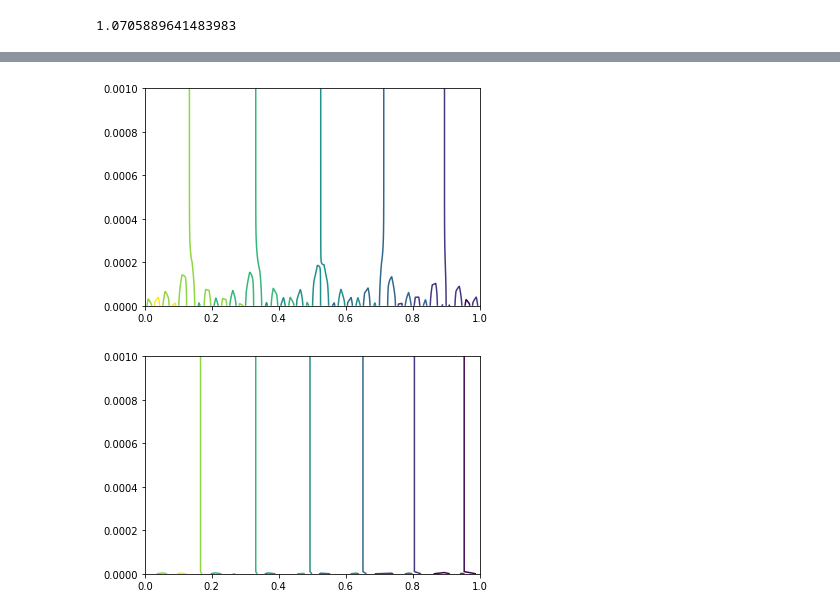
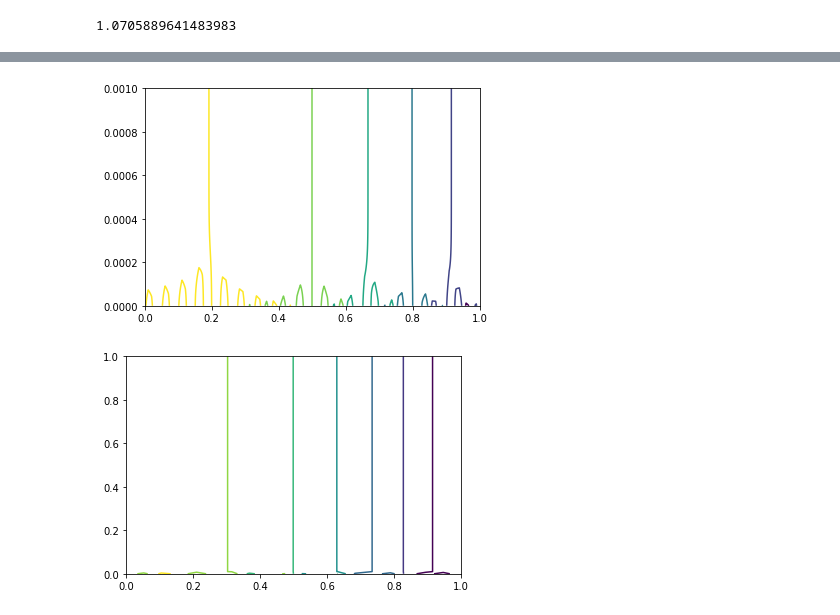
Before and after one commit to shawsa/m537, a Jupyter notebook: Takehome Project 1 Scratch.ipynb, the cells around one changed output, grey strips where cells are left out. Cells and saved outputs as stored; diff of their text form; code cells hidden in the pictures.

```diff
--- a/Takehome Project 1 Scratch.ipynb
+++ b/Takehome Project 1 Scratch.ipynb
@@ -116,7 +116,7 @@ for i in range(1,40):
 0.08162226910654127
 # %%
 def u(x,t,n):
-    ret = sin(x) - 4*x + 1
+    ret = sin(pi*x) - 4*x + 1
     for i in range(1,n+1):
         ret += b_n(n)*sin(n*pi*x)*exp(-1*(n*pi)**2*t)
     return ret
@@ -171,10 +215,10 @@ X, T = np.meshgrid(np.linspace(0,1,100), np.linspace(0,.001,500))
 U = u(X,T,40)
 CS = plt.contour(X,T,U)
 # %% [output]
-[figure, old version]
+[figure, new version]
 # %%
-X, T = np.meshgrid(np.linspace(0,1,20), np.linspace(0,.001,100))
+X, T = np.meshgrid(np.linspace(0,1,20), np.linspace(0,1,100))
 U = u(X,T,1000)
 CS = plt.contour(X,T,U)
 # %% [output]
-[figure, old version]
+[figure, new version]
```
Also changed, not shown: parts of 19 cells of this notebook, 6 other files.
